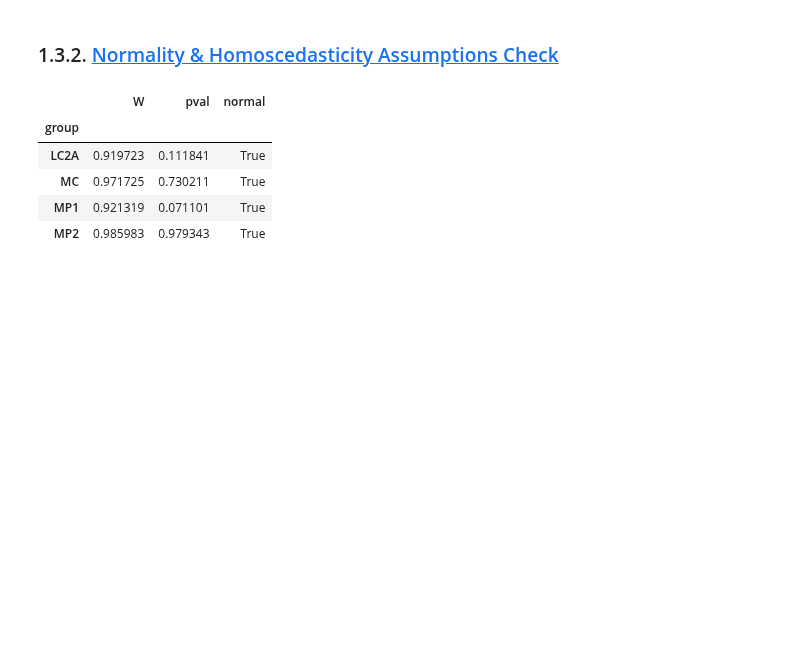
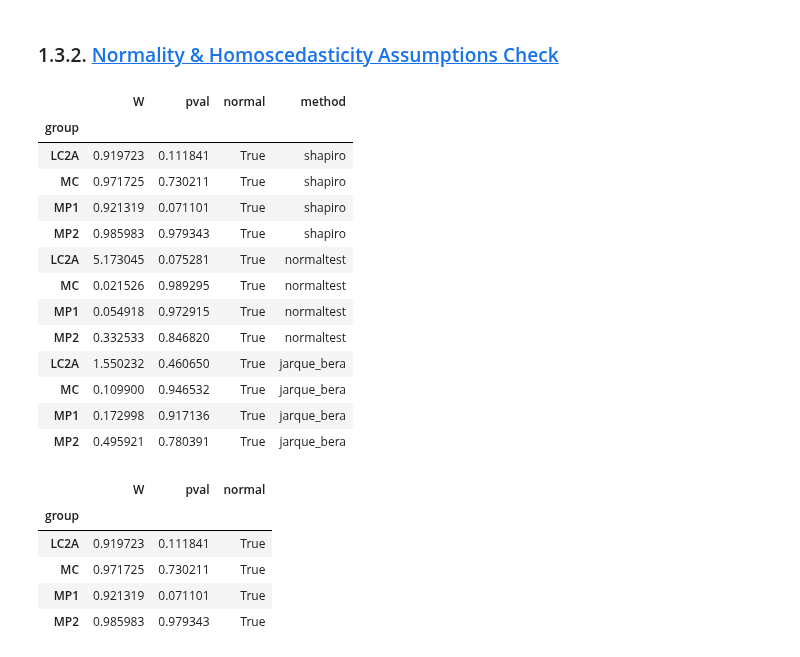
Before and after one commit to rammah83/Statistical_tasks, a Jupyter notebook: Anova.ipynb, the cells around one changed output. Saved outputs shown, nothing was run; the diff lists cells and outputs as text; code cells hidden in the pictures; blank space fills up the shorter version.

```diff
--- a/Anova.ipynb
+++ b/Anova.ipynb
@@ -195,6 +210,28 @@ Minimum Ljung-Box p-value (lags 1-3): 0.0000
 Dependency Suspected: True
 # %% [markdown]
 ### 1.3.2. <a id='toc1_3_2_'></a>[Normality & Homoscedasticity Assumptions Check](#toc0_)
+# %%
+test_list = []
+for method in ["shapiro", "normaltest", "jarque_bera"]:
+    test_normality = pg.normality(data=data, dv="value", group="group", method=method)
+    test_normality['method'] = method  # Add a column to indicate the method used
+    test_list.append(test_normality)
+pd.concat(test_list, axis=0)
+# %% [output]
+|  | W | pval | normal | method |
+| group |  |  |  |  |
+| LC2A | 0.919723 | 0.111841 | True | shapiro |
+| MC | 0.971725 | 0.730211 | True | shapiro |
+| MP1 | 0.921319 | 0.071101 | True | shapiro |
+| MP2 | 0.985983 | 0.979343 | True | shapiro |
+| LC2A | 5.173045 | 0.075281 | True | normaltest |
+| MC | 0.021526 | 0.989295 | True | normaltest |
+| MP1 | 0.054918 | 0.972915 | True | normaltest |
+| MP2 | 0.332533 | 0.846820 | True | normaltest |
+| LC2A | 1.550232 | 0.460650 | True | jarque_bera |
+| MC | 0.109900 | 0.946532 | True | jarque_bera |
+| MP1 | 0.172998 | 0.917136 | True | jarque_bera |
+| MP2 | 0.495921 | 0.780391 | True | jarque_bera |
 # %%
 normality_result = pg.normality(data=data, dv='value', group='group', method='shapiro')
 is_all_normal = normality_result.all(bool_only=True).iat[0]
```
Also changed, not shown: parts of 6 cells of this notebook, 1 other file.
